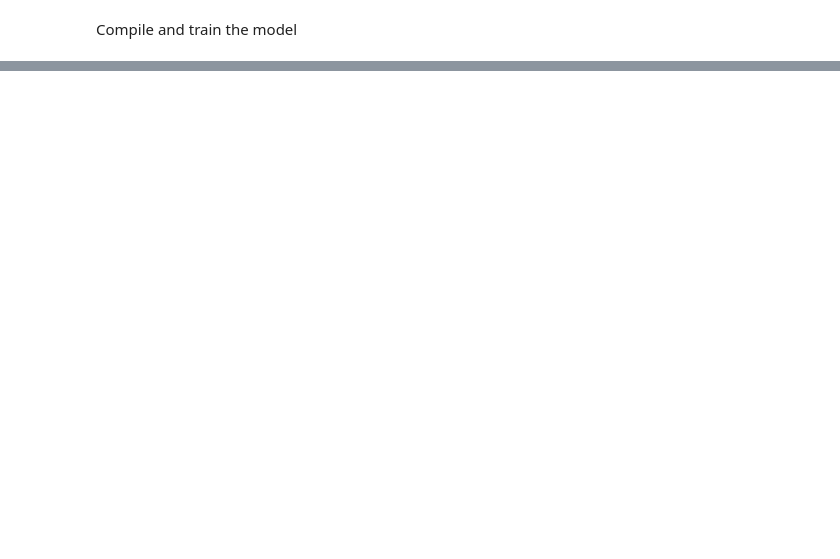
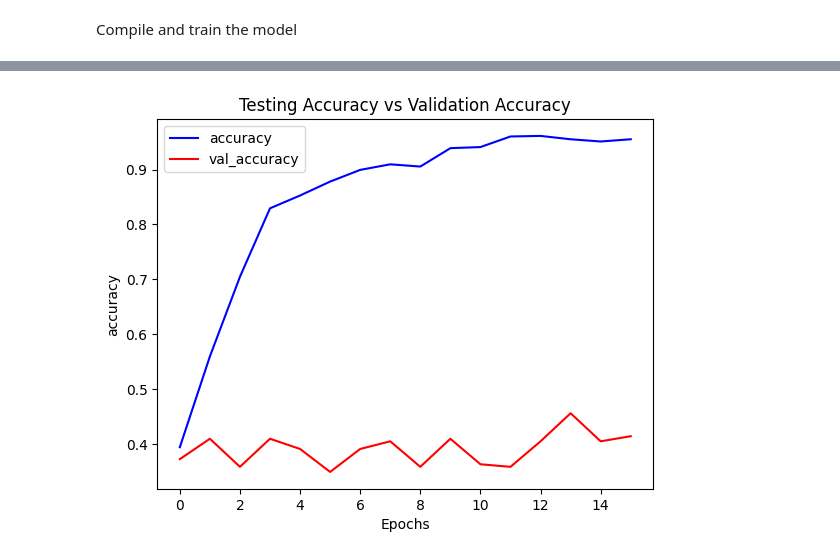
Before and after one commit to peshmerge/advanced_computer_vision, a Jupyter notebook: ConvLSTM.ipynb, the cells around one changed output, grey strips where cells are left out. Drawn from its saved outputs; the diff is of its cells as text; code cells hidden in the pictures; blank space fills up the shorter version.

```diff
--- a/ConvLSTM.ipynb
+++ b/ConvLSTM.ipynb
@@ -239,0 +308,4 @@ model_evaluation_history = convlstm_model.evaluate(x = validation_generator, use
+# %%
+plot_metric(convlstm_model_training_history, 'accuracy', 'val_accuracy', 'Testing Accuracy vs Validation Accuracy')
+# %% [output]
+[figure, added]
```
Also changed, not shown: parts of 15 cells of this notebook, 3 other files.
